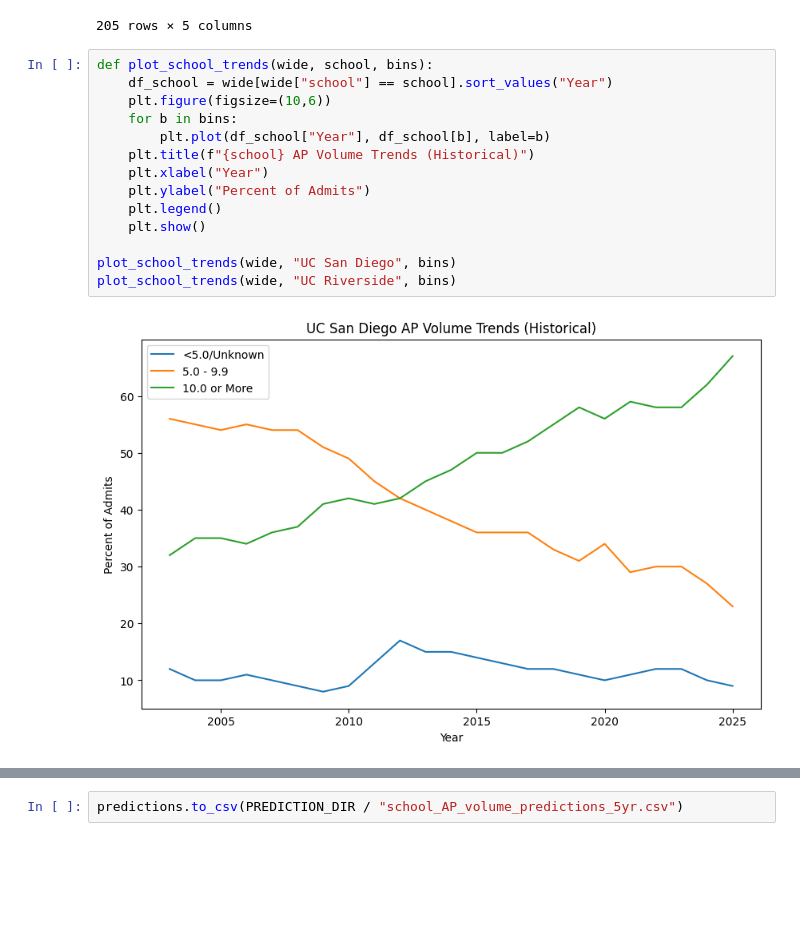
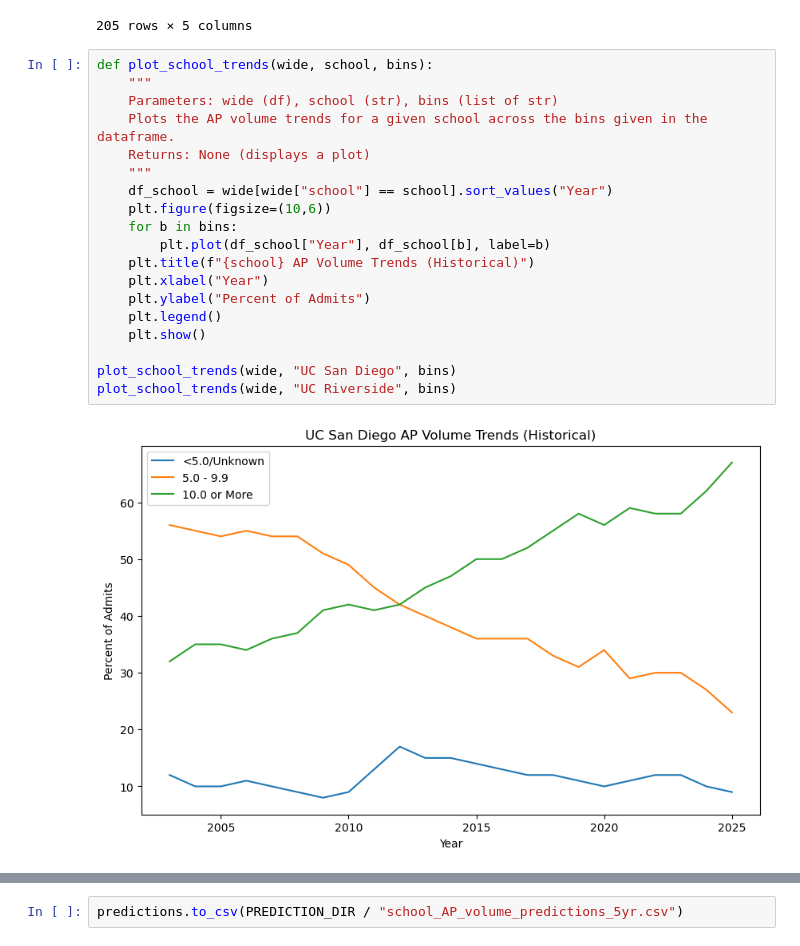
Before and after one commit to JWanderer73/UC-Application-Cost-Analysis, a Jupyter notebook: UC_accepted_AP_volume_prediction.ipynb, the cells around one changed output, grey strips where cells are left out. Saved outputs shown, nothing was run; the diff lists cells and outputs as text; blank space fills up the shorter version.

```diff
--- a/UC_accepted_AP_volume_prediction.ipynb
+++ b/UC_accepted_AP_volume_prediction.ipynb
@@ -96,17 +96,22 @@ wide
 205 rows × 5 columns
 # %%
 def plot_school_trends(wide, school, bins):
+    """
+    Parameters: wide (df), school (str), bins (list of str)
+    Plots the AP volume trends for a given school across the bins given in the dataframe.
+    Returns: None (displays a plot)
+    """
     df_school = wide[wide["school"] == school].sort_values("Year")
     plt.figure(figsize=(10,6))
     for b in bins:
         plt.plot(df_school["Year"], df_school[b], label=b)
     plt.title(f"{school} AP Volume Trends (Historical)")
     plt.xlabel("Year")
     plt.ylabel("Percent of Admits")
     plt.legend()
     plt.show()
 
 plot_school_trends(wide, "UC San Diego", bins)
 plot_school_trends(wide, "UC Riverside", bins)
 # %% [output]
-[figure, old version]
+[figure, new version]
```
Also changed, not shown: parts of 6 cells of this notebook, 5 other files.
